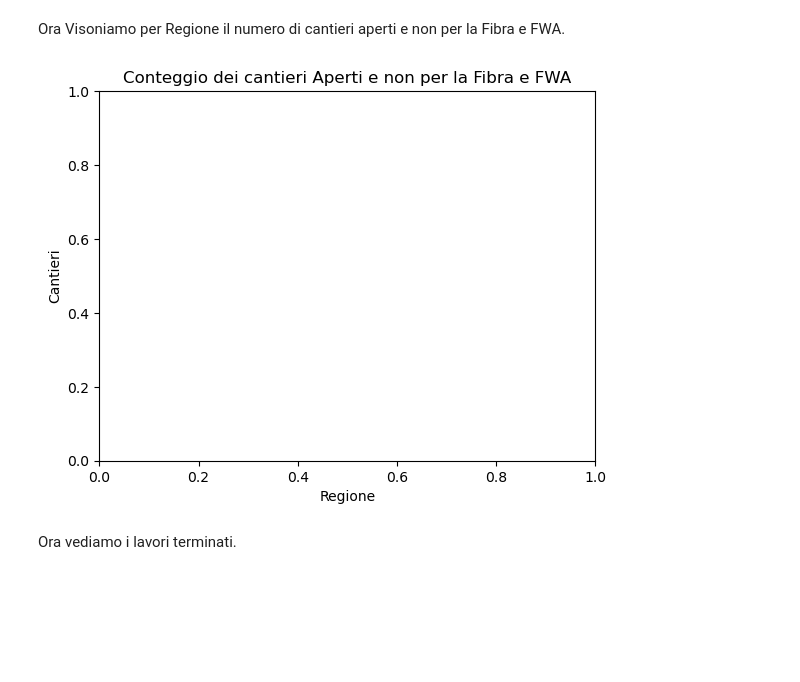
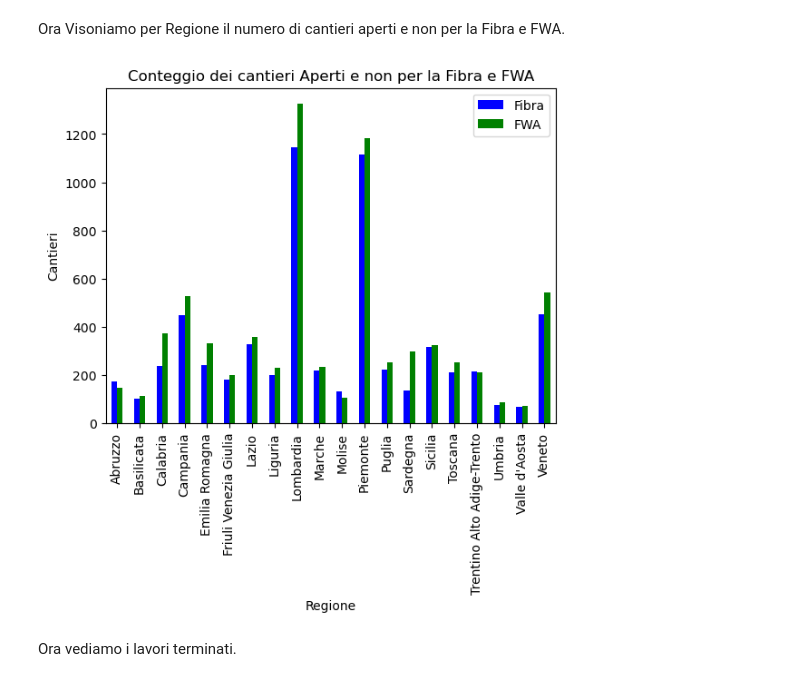
Before and after one commit to meliselmanhaskaj/Progetto_BUL_master, a Jupyter notebook: progetto.ipynb, the cells around one changed output. Drawn from its saved outputs; the diff is of its cells as text; code cells hidden in the pictures; blank space fills up the shorter version.

```diff
--- a/progetto.ipynb
+++ b/progetto.ipynb
@@ -193,22 +193,23 @@ Ora Visoniamo per Regione il numero di cantieri aperti e non per la Fibra e FWA.
 # %%
 # Contiamo il numero di cantieri per regione per ogni tecnologia
 
 # Cantieri con Fibra presente (Fibra=1) raggruppati per Regione
-fibra_cablata = df[df['Fibra'] == 1]['Regione'].value_counts() ## Alternativa: usare groupby e sum sulle colonne  df.loc[df['Fibra'] == 1, ['Regione', 'Fibra']].groupby(by='Regione').sum()
+fibra_cablata = df[df['Fibra'] == 1]['Regione'].value_counts() # df.loc[df['Fibra'] == 1, ['Regione', 'Fibra']].groupby(by='Regione').sum()# Alternativa: usare groupby e sum sulle colonne  df.loc[df['Fibra'] == 1, ['Regione', 'Fibra']].groupby(by='Regione').sum()
 
 # Cantieri con FWA presente (FWA=1) raggruppati per Regione
 fwa = df[df['FWA'] == 1]['Regione'].value_counts()
 
 # Combiniamo i due conteggi in un unico DataFrame per confronto
 conteggio_combinato = pd.DataFrame({'Fibra': fibra_cablata, 'FWA': fwa})
 
 # Creiamo un grafico a barre per visualizzare il numero di cantieri per Regione
+conteggio_combinato.plot(kind='bar', color=['blue', 'green'])
 plt.title("Conteggio dei cantieri Aperti e non per la Fibra e FWA")
 plt.xlabel('Regione')
 plt.ylabel('Cantieri')
 plt.show()
 # %% [output]
-[figure, old version]
+[figure, new version]
 # %% [markdown]
 Ora vediamo i lavori terminati.
 # %%
```
Also changed, not shown: parts of 7 cells of this notebook.
